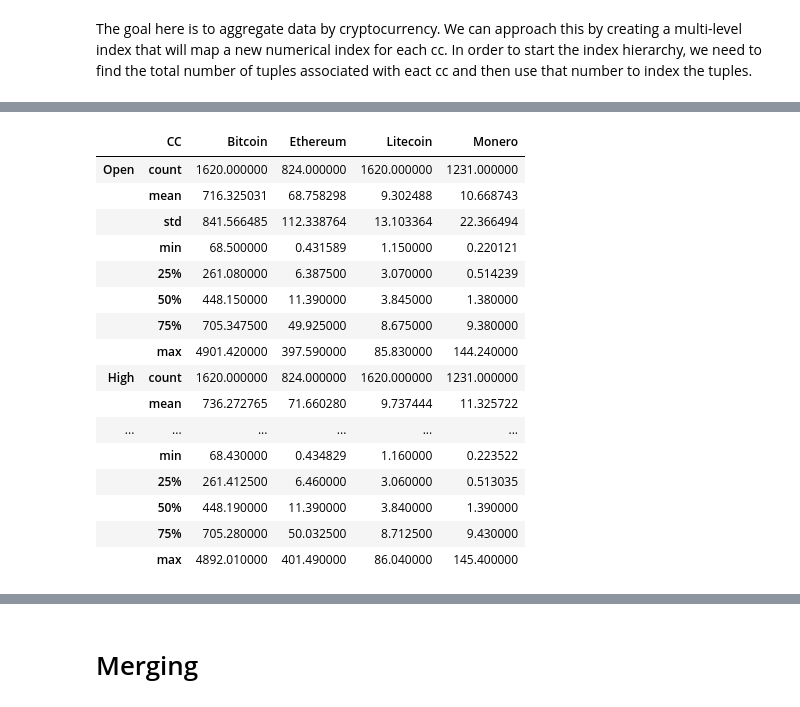
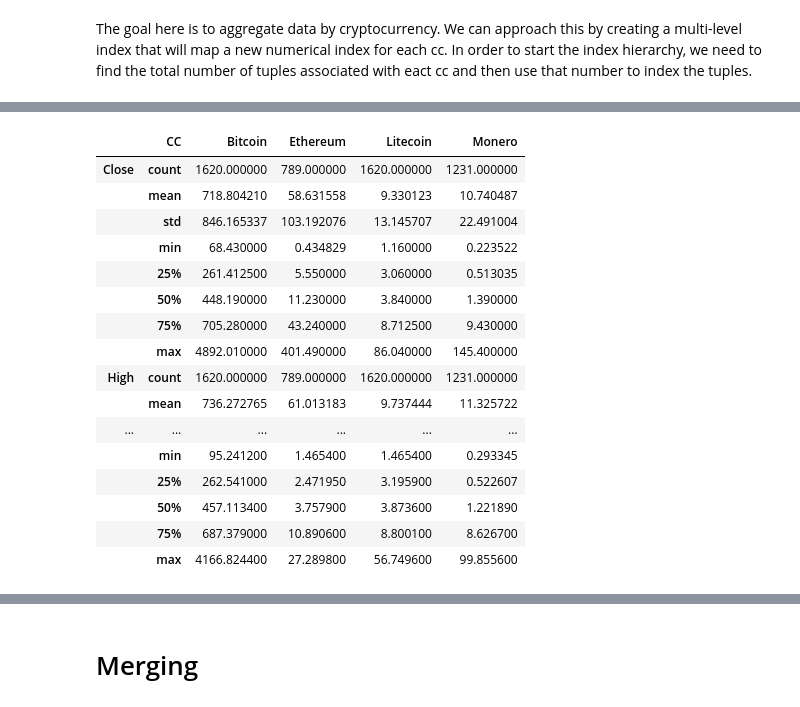
Before and after one commit to kayne10/Crypto-Pirates, a Jupyter notebook: pandas_scripts/MasterDataFrame.ipynb, the cells around one changed output, grey strips where cells are left out. Saved outputs shown, nothing was run; the diff lists cells and outputs as text; code cells hidden in the pictures.

```diff
--- a/pandas_scripts/MasterDataFrame.ipynb
+++ b/pandas_scripts/MasterDataFrame.ipynb
@@ -82,10 +82,10 @@ btc_df.set_index('Significant')
 # %% [markdown]
 ## Read Mulitple Data Frames
 # %%
-btc = pd.read_csv('/Users/troy/Github/courses/crypto-pirates/Datasets/bitcoin_price.csv')
-mon = pd.read_csv('/Users/troy/Github/courses/crypto-pirates/Datasets/monero_price.csv')
-lit = pd.read_csv('/Users/troy/Github/courses/crypto-pirates/Datasets/litecoin_price.csv')
-eth = pd.read_csv('/Users/troy/Github/courses/crypto-pirates/Datasets/ethereum_price.csv')
+btc = pd.read_csv('/Users/troy/Github/courses/crypto-pirates/cryptocurrencypricehistory/bitcoin_price.csv')
+mon = pd.read_csv('/Users/troy/Github/courses/crypto-pirates/cryptocurrencypricehistory/monero_price.csv')
+lit = pd.read_csv('/Users/troy/Github/courses/crypto-pirates/cryptocurrencypricehistory/litecoin_price.csv')
+eth = pd.read_csv('/Users/troy/Github/courses/crypto-pirates/cryptocurrencypricehistory/ethereum_price.csv')
 # %% [markdown]
 # Concatenating Multiple Data Frames
 # %% [markdown]
@@ -119,0 +116,18 @@ result['Close'].mean()
+# %%
+# btc[['Date', 'Close', 'MA']]
+# onUp = (btc['MA'] > btc['Close']) & (btc[])
+# btc[onUp][['Date','Close']]
+
+iteration = (btc['Close']>0) & (btc['Close']<1000)
+iteration2 = (btc['Close']>1000) & (btc['Close']<2000)
+iteration3 = (btc['Close']>2000) & (btc['Close']<3000)
+iteration4 = (btc['Close']>3000) & (btc['Close']<4000)
+iteration5 = (btc['Close']>4000) & (btc['Close']<5000)
+
+column = 'Iteration'
+btc.loc[iteration, column] = '0-1000'
+btc.loc[iteration2, column] = '1000-2000'
+btc.loc[iteration3, column] = '2000-000'
+btc.loc[iteration4, column] = '3000-4000'
+btc.loc[iteration5, column] = '4000-5000'
+btc.set_index(['CC','Iteration','Date'])
@@ -121,5 +155,5 @@ result['Close'].mean()
 Concatenate and add proper indexes
 # %%
 master = pd.concat([btc,mon,lit,eth])
-master.set_index(['CC','Date'])
+master.set_index(['CC','Iteration','Date'])
 # %% [output]
@@ -234,21 +268,21 @@ master_df.groupby('CC').describe()
 # %%
-master_df.groupby('CC').describe().transpose()
+master.groupby('CC').describe().transpose()
 # %% [output]
 |  | CC | Bitcoin | Ethereum | Litecoin | Monero |
-| Open | count | 1620.000000 | 824.000000 | 1620.000000 | 1231.000000 |
-|  | mean | 716.325031 | 68.758298 | 9.302488 | 10.668743 |
-|  | std | 841.566485 | 112.338764 | 13.103364 | 22.366494 |
-|  | min | 68.500000 | 0.431589 | 1.150000 | 0.220121 |
-|  | 25% | 261.080000 | 6.387500 | 3.070000 | 0.514239 |
-|  | 50% | 448.150000 | 11.390000 | 3.845000 | 1.380000 |
-|  | 75% | 705.347500 | 49.925000 | 8.675000 | 9.380000 |
-|  | max | 4901.420000 | 397.590000 | 85.830000 | 144.240000 |
-| High | count | 1620.000000 | 824.000000 | 1620.000000 | 1231.000000 |
-|  | mean | 736.272765 | 71.660280 | 9.737444 | 11.325722 |
+| Close | count | 1620.000000 | 789.000000 | 1620.000000 | 1231.000000 |
+|  | mean | 718.804210 | 58.631558 | 9.330123 | 10.740487 |
+|  | std | 846.165337 | 103.192076 | 13.145707 | 22.491004 |
+|  | min | 68.430000 | 0.434829 | 1.160000 | 0.223522 |
+|  | 25% | 261.412500 | 5.550000 | 3.060000 | 0.513035 |
+|  | 50% | 448.190000 | 11.230000 | 3.840000 | 1.390000 |
+|  | 75% | 705.280000 | 43.240000 | 8.712500 | 9.430000 |
+|  | max | 4892.010000 | 401.490000 | 86.040000 | 145.400000 |
+| High | count | 1620.000000 | 789.000000 | 1620.000000 | 1231.000000 |
+|  | mean | 736.272765 | 61.013183 | 9.737444 | 11.325722 |
 | ... | ... | ... | ... | ... | ... |
-|  | min | 68.430000 | 0.434829 | 1.160000 | 0.223522 |
-|  | 25% | 261.412500 | 6.460000 | 3.060000 | 0.513035 |
-|  | 50% | 448.190000 | 11.390000 | 3.840000 | 1.390000 |
-|  | 75% | 705.280000 | 50.032500 | 8.712500 | 9.430000 |
-|  | max | 4892.010000 | 401.490000 | 86.040000 | 145.400000 |
+|  | min | 95.241200 | 1.465400 | 1.465400 | 0.293345 |
+|  | 25% | 262.541000 | 2.471950 | 3.195900 | 0.522607 |
+|  | 50% | 457.113400 | 3.757900 | 3.873600 | 1.221890 |
+|  | 75% | 687.379000 | 10.890600 | 8.800100 | 8.626700 |
+|  | max | 4166.824400 | 27.289800 | 56.749600 | 99.855600 |
 # %%
```
Also changed, not shown: parts of 15 cells of this notebook, 4 other files.
